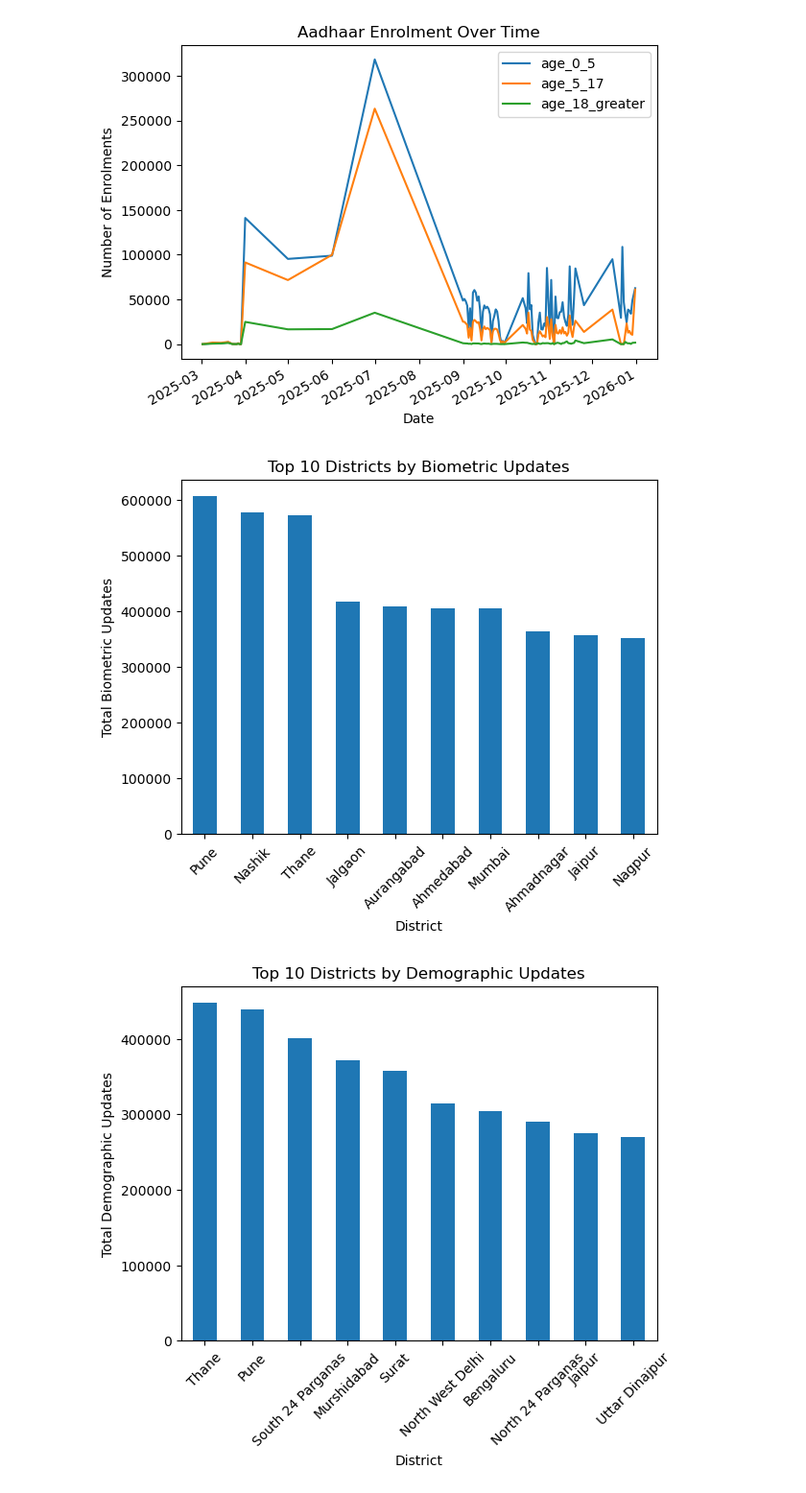
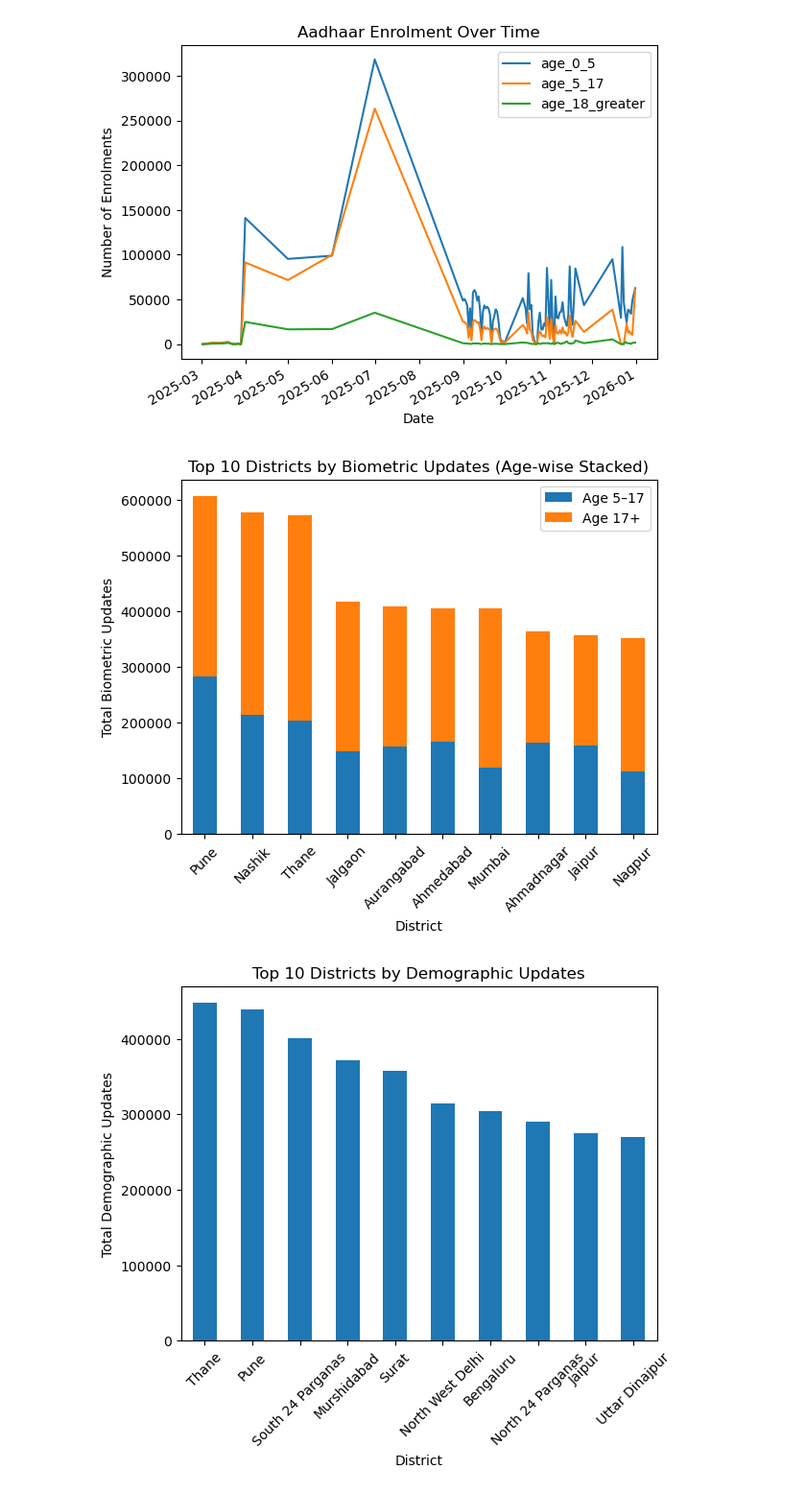
Before and after one commit to NishantRajora/Societal-Trends-in-Aadhaar-Enrolment-and-Updates, a Jupyter notebook: uidai.ipynb, the cells around one changed output. Shown at 96% size. Drawn from its saved outputs; the diff is of its cells as text; code cells hidden in the pictures.

```diff
--- a/uidai.ipynb
+++ b/uidai.ipynb
@@ -52,26 +52,33 @@ plt.show()
 <Figure size 640x480 with 0 Axes>
 [figure]
 # %%
-biometric_df["total_bio_updates"] = (
-    biometric_df["bio_age_5_17"] + biometric_df["bio_age_17_"]
+import matplotlib.pyplot as plt
+
+# District-wise sum for both age groups
+bio_district = (
+    biometric_df
+    .groupby("district")[["bio_age_5_17", "bio_age_17_"]]
+    .sum()
 )
 
-top_bio_districts = (
-    biometric_df.groupby("district")["total_bio_updates"]
-    .sum()
-    .sort_values(ascending=False)
-    .head(10)
-)
+# Select top 10 districts by total updates
+bio_district["total"] = bio_district["bio_age_5_17"] + bio_district["bio_age_17_"]
+top10 = bio_district.sort_values("total", ascending=False).head(10)
 
-plt.figure()
-top_bio_districts.plot(kind="bar")
-plt.title("Top 10 Districts by Biometric Updates")
+# Drop helper column
+top10 = top10.drop(columns="total")
+
+# Plot stacked bar chart (ONE bar per district)
+top10.plot(kind="bar", stacked=True)
+
+plt.title("Top 10 Districts by Biometric Updates (Age-wise Stacked)")
 plt.xlabel("District")
 plt.ylabel("Total Biometric Updates")
 plt.xticks(rotation=45)
+plt.legend(["Age 5–17", "Age 17+"])
 plt.show()
 # %% [output]
-[figure, old version]
+[figure, new version]
 # %%
 demographic_df["total_demo_updates"] = (
     demographic_df["demo_age_5_17"] + demographic_df["demo_age_17_"]
```
